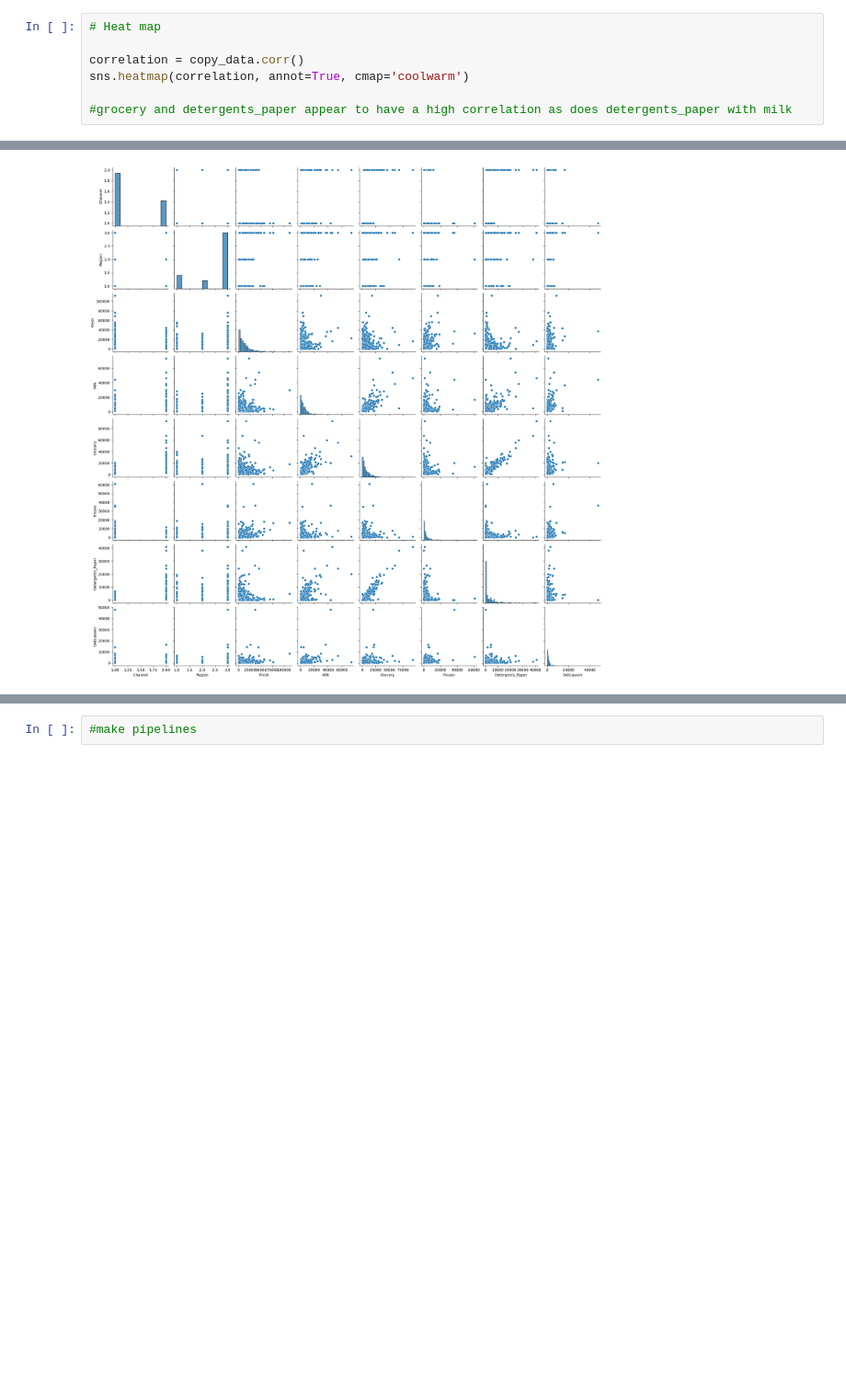
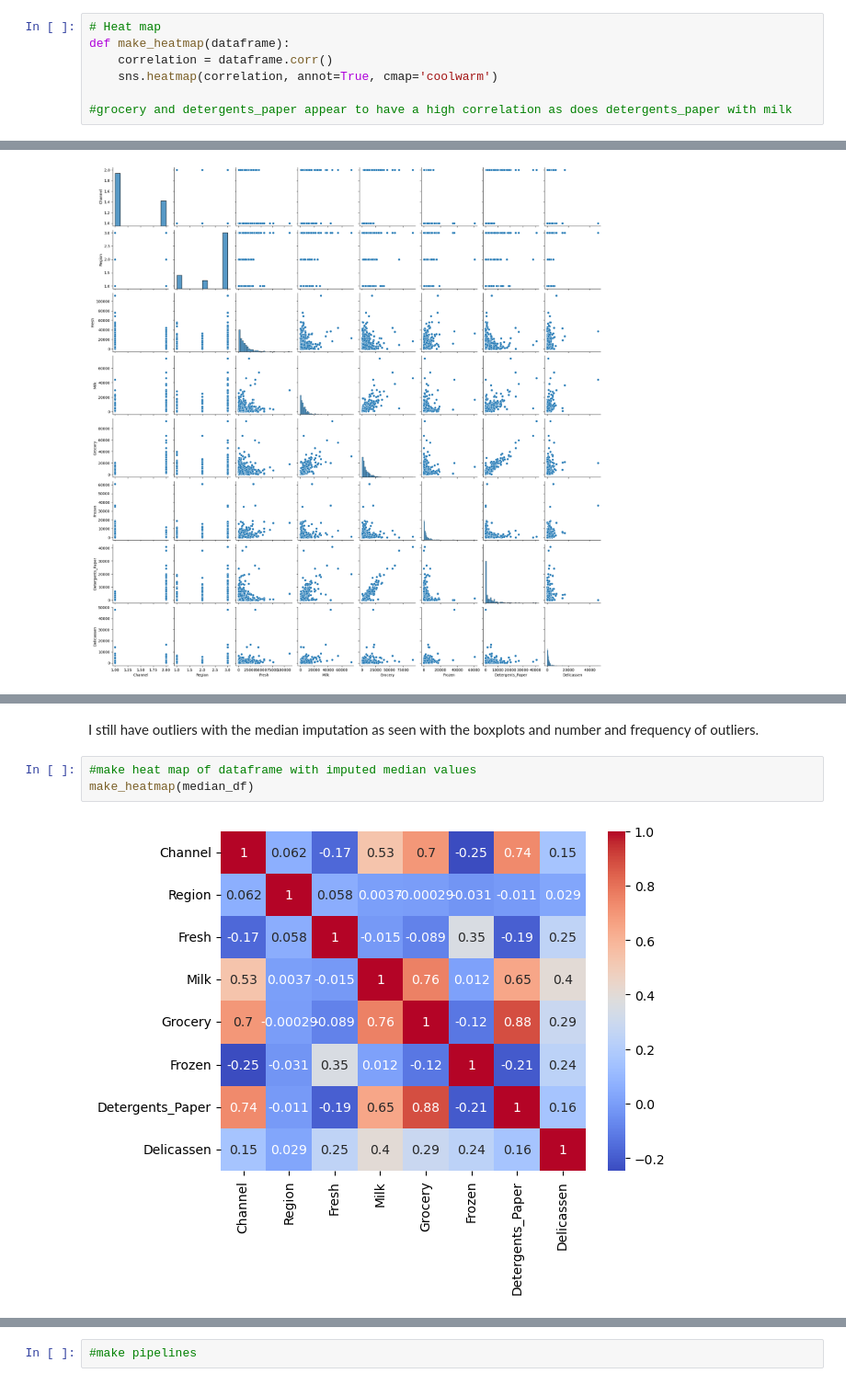
Before and after one commit to SBangarh/ml-project-unsupervised-learning, a Jupyter notebook: Unsupervised Learning - Project.ipynb, the cells around one changed output, grey strips where cells are left out. Shown at 92% size. Saved outputs shown, nothing was run; the diff lists cells and outputs as text; blank space fills up the shorter version.

```diff
--- a/Unsupervised Learning - Project.ipynb
+++ b/Unsupervised Learning - Project.ipynb
@@ -241,8 +241,8 @@ make_boxplot(copy_data, copy_data.columns, 2, 4, (16, 10))
 [figure]
 # %%
 # Heat map
-
-correlation = copy_data.corr()
-sns.heatmap(correlation, annot=True, cmap='coolwarm')
+def make_heatmap(dataframe):
+    correlation = dataframe.corr()
+    sns.heatmap(correlation, annot=True, cmap='coolwarm')
 
 #grocery and detergents_paper appear to have a high correlation as does detergents_paper with milk
@@ -314,0 +353,7 @@ df_shape(median_df)
+# %% [markdown]
+I still have outliers with the median imputation as seen with the boxplots and number and frequency of outliers.
+# %%
+#make heat map of dataframe with imputed median values
+make_heatmap(median_df)
+# %% [output]
+[figure, added]
```
Also changed, not shown: parts of 14 cells of this notebook.
